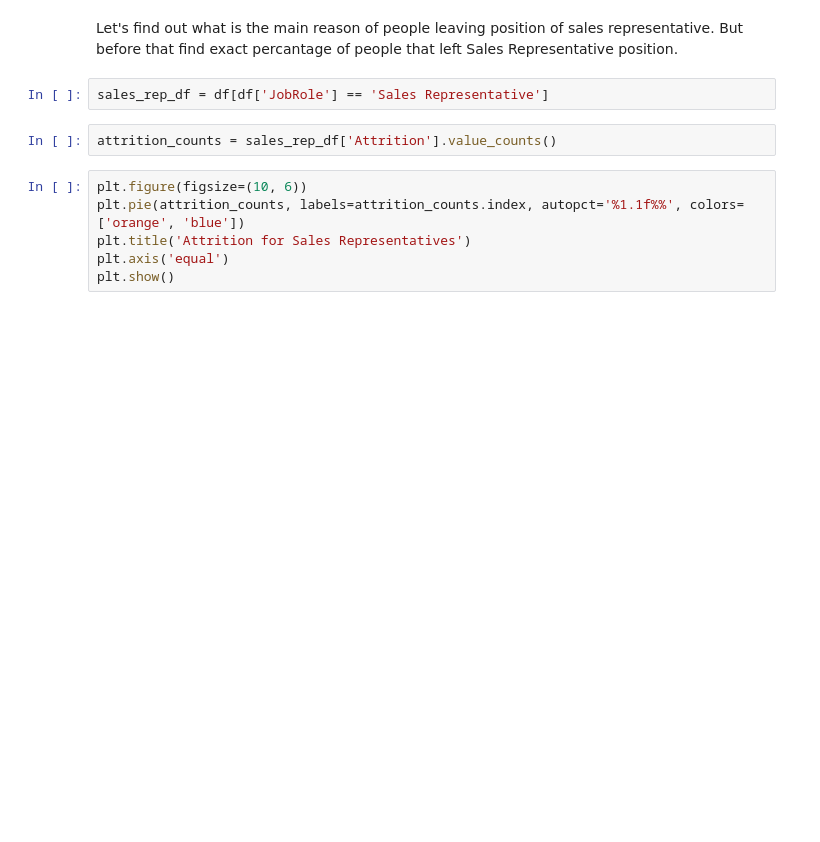
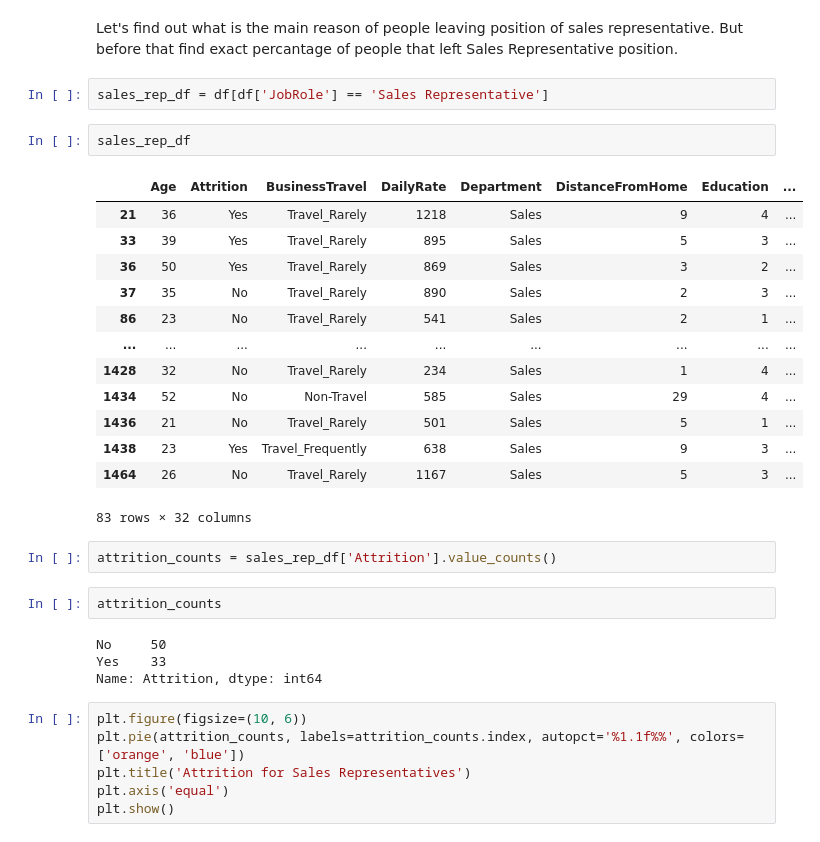
Before and after one commit to mbrigljevic/Employee-attrition-project-, a Jupyter notebook: Attrition in the company .ipynb, the cells around one changed output. Drawn from its saved outputs; the diff is of its cells as text; blank space fills up the shorter version.

```diff
--- a/Attrition in the company .ipynb
+++ b/Attrition in the company .ipynb
@@ -244,8 +244,30 @@ Research & Development have highest number of job roles compared to Sales and Hu
 Let's find out what is the main reason of people leaving position of sales representative. But before that find exact percantage of people that left Sales Representative position.
 # %%
 sales_rep_df = df[df['JobRole'] == 'Sales Representative']
+# %%
+sales_rep_df
+# %% [output]
+|  | Age | Attrition | BusinessTravel | DailyRate | Department | DistanceFromHome | Education | ... |
+| 21 | 36 | Yes | Travel_Rarely | 1218 | Sales | 9 | 4 | ... |
+| 33 | 39 | Yes | Travel_Rarely | 895 | Sales | 5 | 3 | ... |
+| 36 | 50 | Yes | Travel_Rarely | 869 | Sales | 3 | 2 | ... |
+| 37 | 35 | No | Travel_Rarely | 890 | Sales | 2 | 3 | ... |
+| 86 | 23 | No | Travel_Rarely | 541 | Sales | 2 | 1 | ... |
+| ... | ... | ... | ... | ... | ... | ... | ... | ... |
+| 1428 | 32 | No | Travel_Rarely | 234 | Sales | 1 | 4 | ... |
+| 1434 | 52 | No | Non-Travel | 585 | Sales | 29 | 4 | ... |
+| 1436 | 21 | No | Travel_Rarely | 501 | Sales | 5 | 1 | ... |
+| 1438 | 23 | Yes | Travel_Frequently | 638 | Sales | 9 | 3 | ... |
+| 1464 | 26 | No | Travel_Rarely | 1167 | Sales | 5 | 3 | ... |
+83 rows × 32 columns
 # %%
 attrition_counts = sales_rep_df['Attrition'].value_counts()
+# %%
+attrition_counts
+# %% [output]
+No     50
+Yes    33
+Name: Attrition, dtype: int64
 # %%
 plt.figure(figsize=(10, 6))
 plt.pie(attrition_counts, labels=attrition_counts.index, autopct='%1.1f%%', colors=['orange', 'blue'])
```
Also changed, not shown: parts of 5 cells of this notebook.
